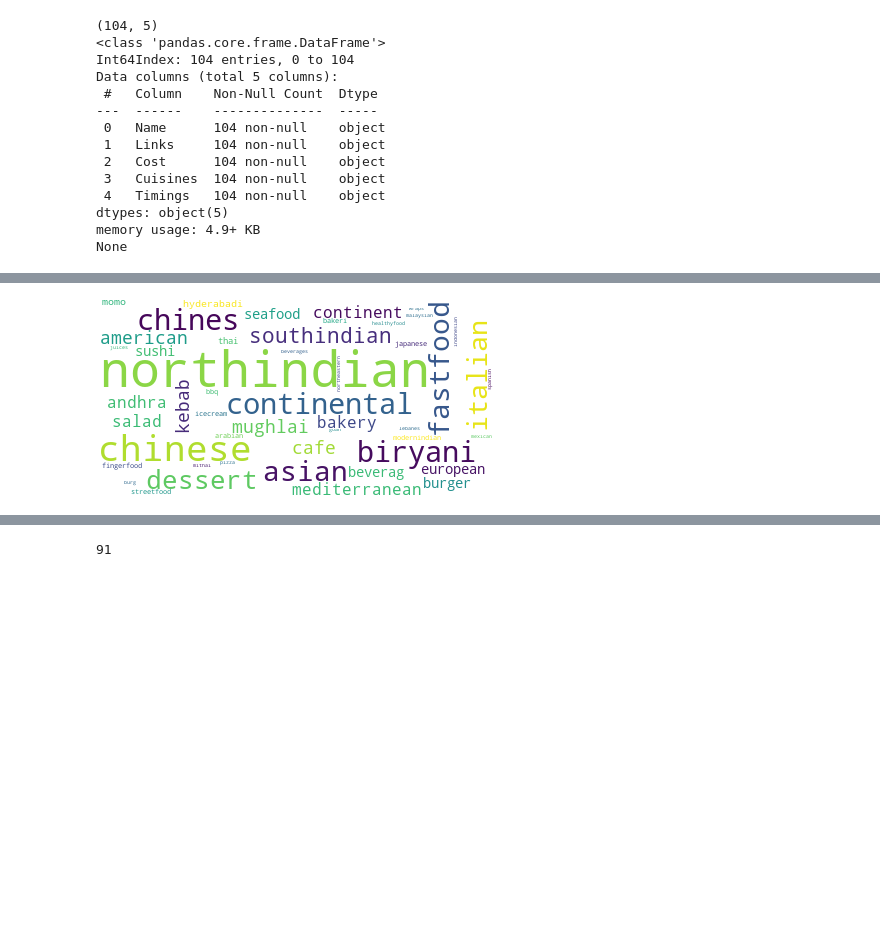
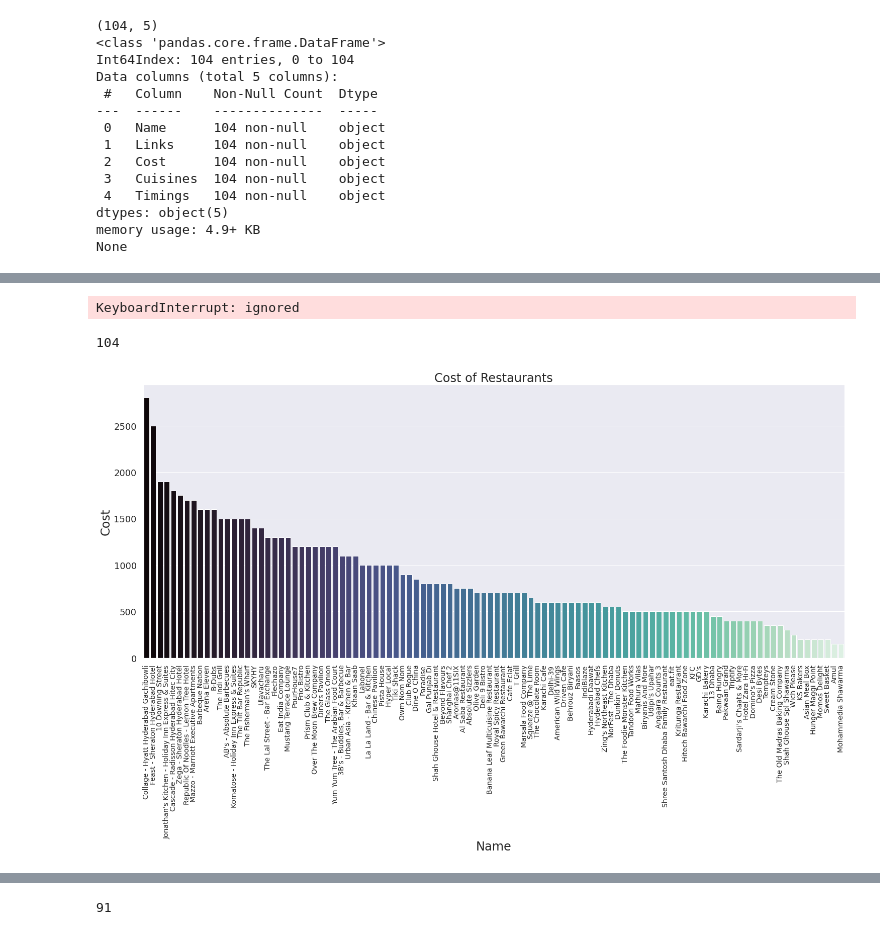
Before and after one commit to SethupathyM/Unsupervised_ML_Clustering_and_Sentiment_Analysis_Zomato_Restaurant, a Jupyter notebook: Zomato_Restaurant_Clustering_and_Sentiment_Analysis_.ipynb, the cells around one changed output, grey strips where cells are left out. Drawn from its saved outputs; the diff is of its cells as text; code cells hidden in the pictures; blank space fills up the shorter version.

```diff
--- a/Zomato_Restaurant_Clustering_and_Sentiment_Analysis_.ipynb
+++ b/Zomato_Restaurant_Clustering_and_Sentiment_Analysis_.ipynb
@@ -245,3 +242,49 @@ df.describe()
+# %%
+from wordcloud import WordCloud, STOPWORDS
+words_list = clusterlist.keys()
+strr = ' '
+for i in words_list:
+    strr = strr + i + ' '
+
+wordcloud = WordCloud(width = 1400, height = 14000,background_color ='ivory',min_font_size = 12).generate(strr)
+
+# plot the WordCloud image
+plt.figure(figsize = (8, 5), facecolor = None)
+plt.imshow(wordcloud)
+plt.axis("off")
+plt.tight_layout(pad = 0)
+
+plt.show()
+# %% [output]
+KeyboardInterrupt: ignored
+# %%
+# Unique Restaurant names
+df['Name'].nunique()
+# %% [output]
+104
+# %%
+# 'Cuisine' feature
+# Replacing ','
+df['Cost'] = df['Cost'].str.replace(',','')
+
+# Converting 'cost' feature to integer datatype
+df['Cost'] = df['Cost'].apply(lambda x:int(x))
+# %%
+# Creating DataFrame with Restaurant names with respective cost
+restaurant_cost = pd.DataFrame(df.groupby('Name').agg({'Cost':'mean'})).reset_index()
+restaurant_cost.sort_values(by = 'Cost',ascending = False,inplace= True)
+# restaurant_cost.head()
+# %%
+# Visualization of Restaurant names with respective cost
+plt.figure(figsize = (25, 10))
+sns.set(font_scale = 2)
+sns.barplot(data = restaurant_cost,x = restaurant_cost['Name'],y = restaurant_cost['Cost'],palette='mako')
+plt.title('Cost of Restaurants')
+plt.xticks(rotation = 90,fontsize = 14)
+plt.yticks(fontsize = 18)
+plt.show()
+# %% [output]
+[figure, added]
 # %%
 # Tokenizer
 tokenizer = Tokenizer(num_words="MAX_NB_WORDS")
@@ -322,16 +365,3 @@ df.head()
 | 2 | Flechazo | httpswwwzomatocomhyderabadflechaz... | 1,300 | asian mediterranean northindian d... | 1130 am to 430 pm 630 pm to 11 pm |
 | 3 | Shah Ghouse Hotel & Restaurant | httpswwwzomatocomhyderabadshahgho... | 800 | biryani northindian chinese seafo... | 12 noon to 2 am |
 | 4 | Over The Moon Brew Company | httpswwwzomatocomhyderabadoverthe... | 1,200 | asian continental northindian chi... | 12noon to 11pm mon tue wed thu su... |
-# %%
-# Visualization of words from 'Cuisines' feature
-df['Cuisines']= df['Cuisines'].astype(str)
-
-ps = PorterStemmer()
-df['Cuisines']=df['Cuisines'].map(lambda x: ps.stem(x))
-long_string = ','.join(list(df['Cuisines'].values))
-long_string
-wordcloud = WordCloud(background_color="white", max_words=100, contour_width=3, contour_color='steelblue')
-wordcloud.generate(long_string)
-wordcloud.to_image()
-# %% [output]
-[figure, removed]
```
Also changed, not shown: parts of 16 cells of this notebook.
